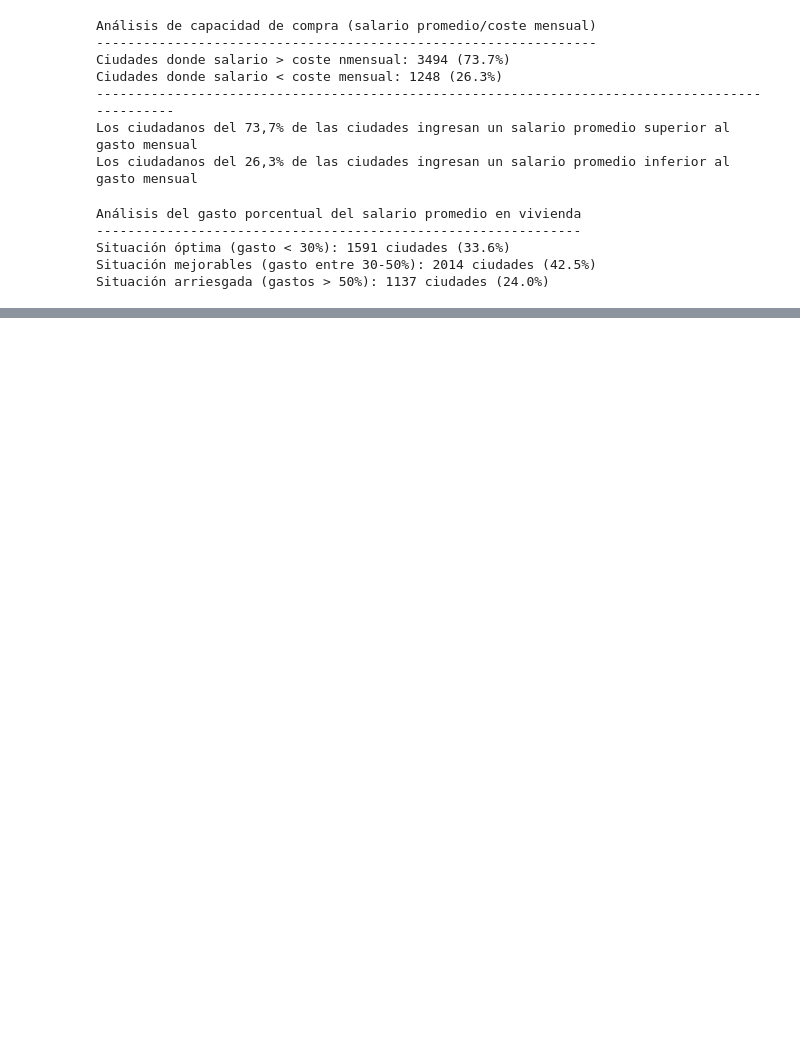
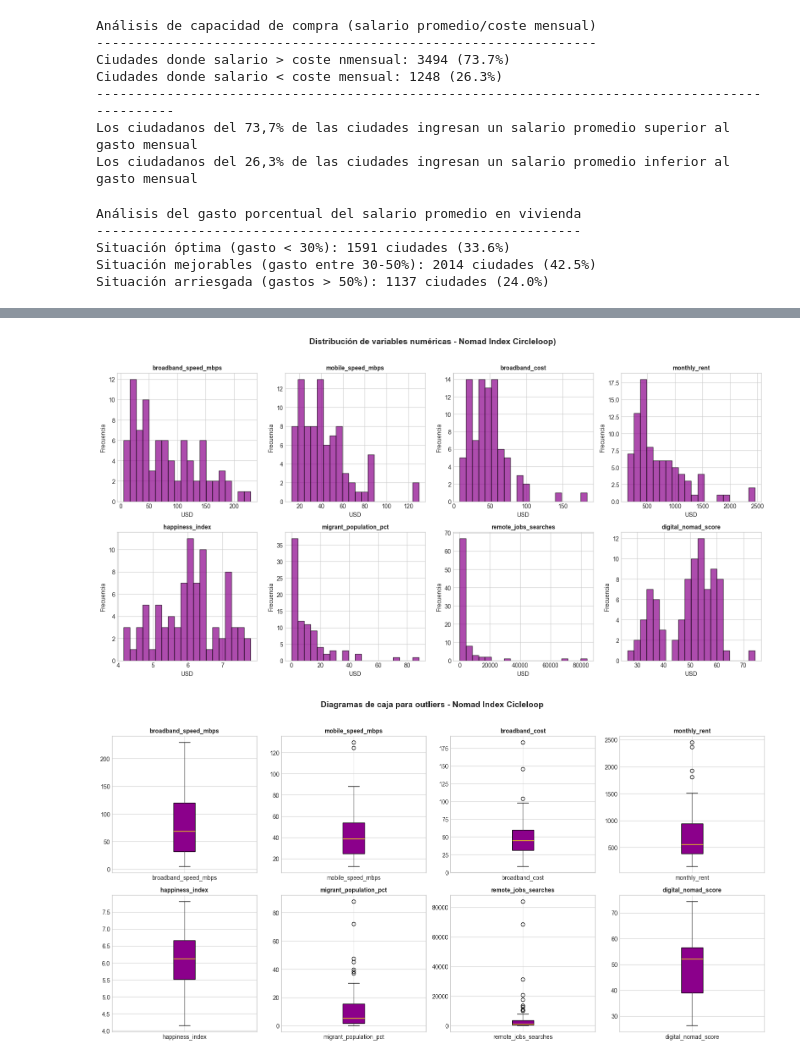
Before and after one commit to danielaaguirrej55-source/EDA-Nomadismo-Digital, a Jupyter notebook: src/notebooks/EDA-univariante_juanfcia_draft.ipynb, the cells around one changed output, grey strips where cells are left out. Saved outputs shown, nothing was run; the diff lists cells and outputs as text; code cells hidden in the pictures; blank space fills up the shorter version.

Commit message:
EDA - Nomadismo digital / Análisis univariante Circleloop
- Valores descriptivo generales.
- Distribución de variables con histogramas.
- Outliers con diagramas de caja

```diff
--- a/src/notebooks/EDA-univariante_juanfcia_draft.ipynb
+++ b/src/notebooks/EDA-univariante_juanfcia_draft.ipynb
@@ -387,0 +408,47 @@ Situación arriesgada (gastos > 50%): 1137 ciudades (24.0%)
+# %%
+# Creamos una lista de las variables principales del dataset de Nomad Index Circleloop
+
+vars_list_circleloop = [
+    'broadband_speed_mbps', 'mobile_speed_mbps', 'broadband_cost',
+    'monthly_rent',
+    'happiness_index',
+    'migrant_population_pct',
+    'remote_jobs_searches',
+    'digital_nomad_score'
+]
+
+# Histogramas para ver la distribución de toda la lista de variables clave
+
+fig, axes = plt.subplots(2, 4, figsize=(16, 8))
+axes = axes.flatten()
+
+for i, var in enumerate(vars_list_circleloop):
+    ax = axes[i]
+    df_circleloop[var].hist(bins=20, ax=ax, color='darkmagenta', edgecolor='black', alpha=0.7)
+    ax.set_title(var, fontsize=10, fontweight='bold')
+    ax.set_xlabel('USD')
+    ax.set_ylabel('Frecuencia')
+
+plt.suptitle('Distribución de variables numéricas - Nomad Index Circleloop)', fontsize=14, fontweight='bold', y=1.02)
+plt.tight_layout()
+plt.show()
+
+# Mostramos los diagramas de caja para ver outliers en las mismas variables
+
+fig, axes = plt.subplots(2, 4, figsize=(16, 8))
+axes = axes.flatten()
+
+for i, var in enumerate(vars_list_circleloop):
+    ax = axes[i]
+    df_circleloop.boxplot(column=var, ax=ax,
+                    patch_artist=True,
+                    boxprops=dict(facecolor='darkmagenta', color='black'),
+                    medianprops=dict(color='yellow'))
+    ax.set_title(var, fontsize=10, fontweight='bold')
+
+plt.suptitle('Diagramas de caja para outliers - Nomad Index Cicleloop', fontsize=14, fontweight='bold', y=1.02)
+plt.tight_layout()
+plt.show()
+# %% [output]
+[figure, added]
+[figure, added]
```
Also changed, not shown: parts of 4 cells of this notebook.
